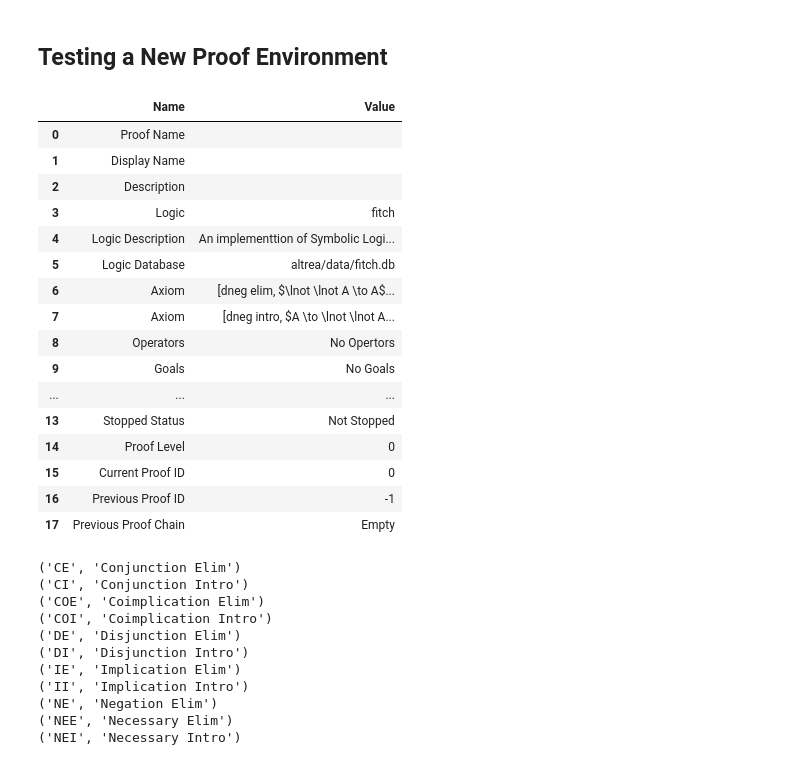
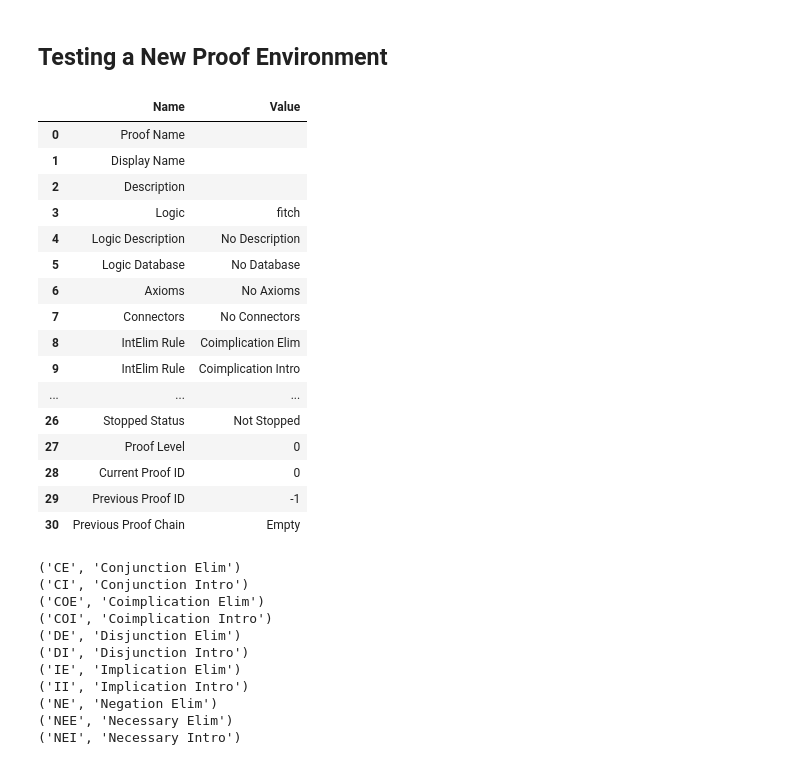
Before and after one commit to FrankHubeny/AltRea, a Jupyter notebook: fitch.ipynb, the cells around one changed output. Cells and saved outputs as stored; diff of their text form; code cells hidden in the pictures.

```diff
--- a/fitch.ipynb
+++ b/fitch.ipynb
@@ -36,12 +36,14 @@ intelimrules = [
     (logic, p.possibly_elim_tag, 'self.possibly_elim_name'),
     (logic, p.possibly_intro_tag, 'self.possibly_intro_name'),
 ]
+definitions = [
+]
 axioms = [
     (logic, 'dneg intro', 'Implies(*1*, Not(Not(*1*)))', 'dneg intro', 'Double Negation Intro'),
     (logic, 'dneg elim', 'Implies(Not(Not(*1*)), *1*)', 'dneg elim', 'Double Negation Elim'),
     (logic, 'explosion', 'Implies(And(*1*, Not(*1*)), *2*)', 'Explosion', 'From a contradiction derive anything'),
 ]
-altrea.data.addlogic(logic,logic,'An implementtion of Symbolic Logic by Frederic Fitch', connectors, intelimrules, axioms)
+altrea.data.addlogic(logic,logic,'An implementtion of Symbolic Logic by Frederic Fitch', connectors, intelimrules, definitions, axioms)
 # %% [output]
 The logic fitch has already been defined.
 The connectors table for logic fitch has been loaded.
@@ -80,31 +82,32 @@ The logic "fitch" has no saved proofs.
 # %%
 # Examine the variable assigned to a new proof.
 
 from altrea.boolean import Wff, Or, Not, And, Implies, Iff, Necessary, Possibly
 from altrea.rules import Proof
 
 new = Proof()
-A = new.truefalse('A')
+A = new.proposition('A')
 new.setlogic('fitch')
+
 new.statusreport(A)
 # %% [output]
 |  | Name | Value |
 | 0 | Proof Name |  |
 | 1 | Display Name |  |
 | 2 | Description |  |
 | 3 | Logic | fitch |
-| 4 | Logic Description | An implementtion of Symbolic Logi... |
-| 5 | Logic Database | altrea/data/fitch.db |
-| 6 | Axiom | [dneg elim, $\lnot \lnot A \to A$... |
-| 7 | Axiom | [dneg intro, $A \to \lnot \lnot A... |
-| 8 | Operators | No Opertors |
-| 9 | Goals | No Goals |
+| 4 | Logic Description | No Description |
+| 5 | Logic Database | No Database |
+| 6 | Axioms | No Axioms |
+| 7 | Connectors | No Connectors |
+| 8 | IntElim Rule | Coimplication Elim |
+| 9 | IntElim Rule | Coimplication Intro |
 | ... | ... | ... |
-| 13 | Stopped Status | Not Stopped |
-| 14 | Proof Level | 0 |
-| 15 | Current Proof ID | 0 |
-| 16 | Previous Proof ID | -1 |
-| 17 | Previous Proof Chain | Empty |
+| 26 | Stopped Status | Not Stopped |
+| 27 | Proof Level | 0 |
+| 28 | Current Proof ID | 0 |
+| 29 | Previous Proof ID | -1 |
+| 30 | Previous Proof Chain | Empty |
 # %%
 from IPython.display import display, Math, Markdown, Latex, display_markdown, HTML
 # display(HTML("<style>:root { --jp-notebook-max-width: 100% !important; }</style>"))
```
Also changed, not shown: parts of 18 cells of this notebook, 23 other files.
